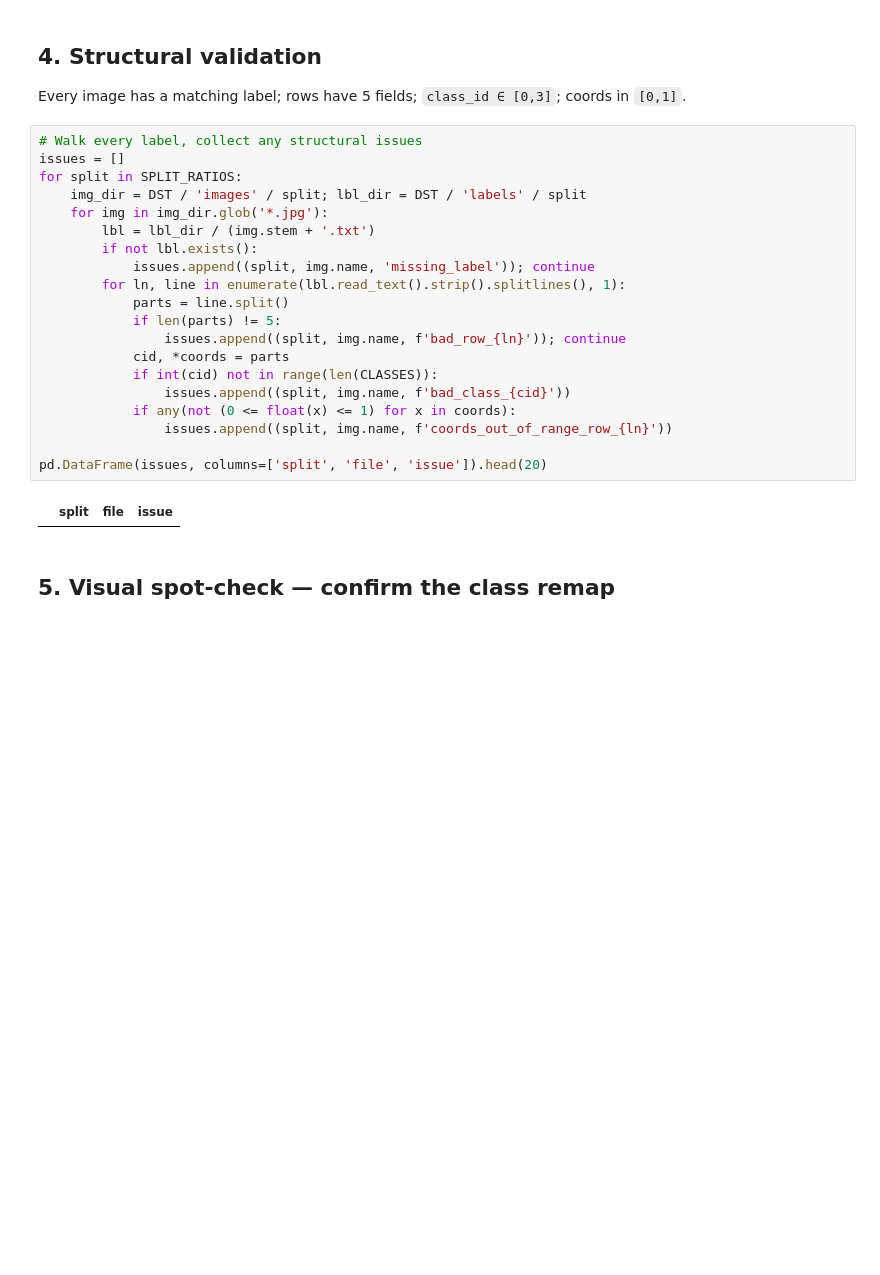
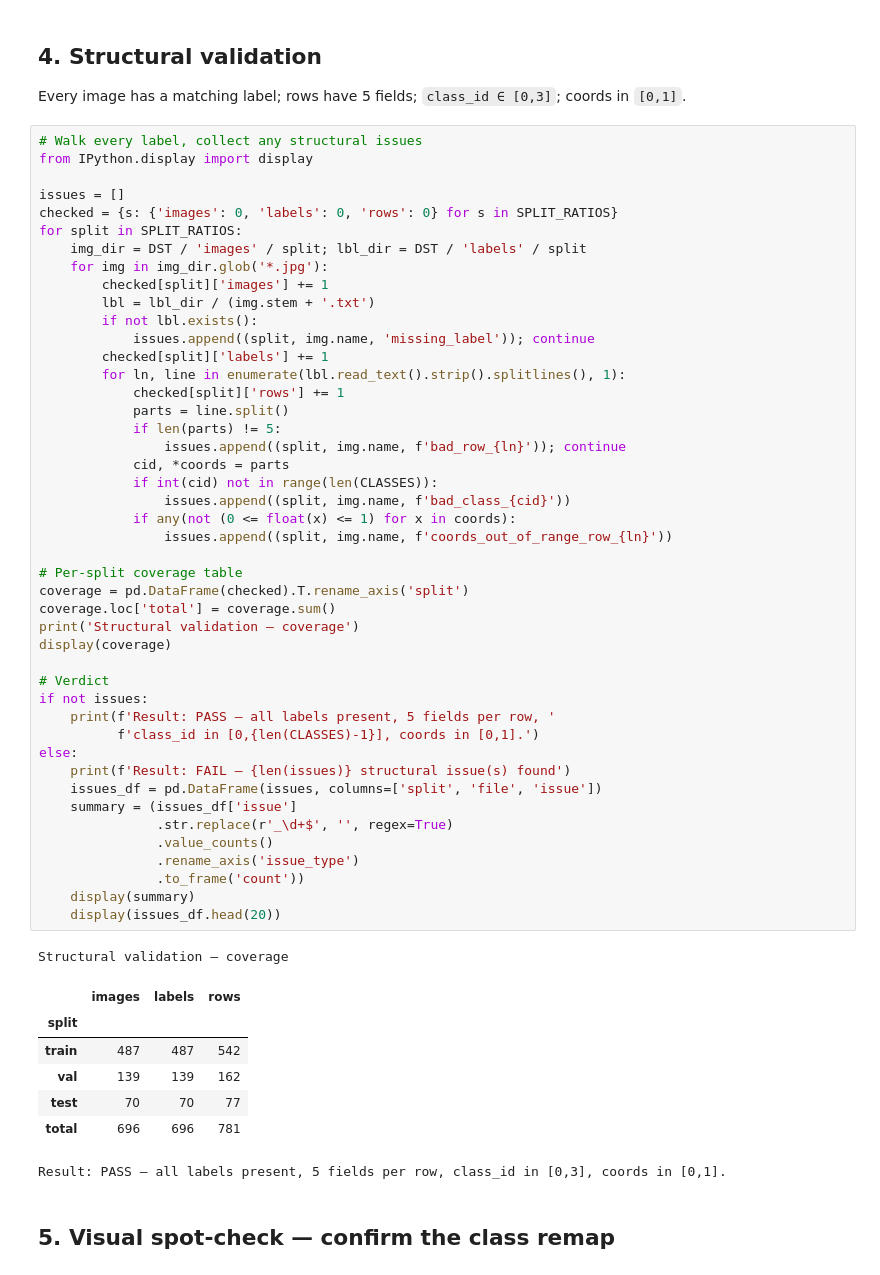
Before and after one commit to thtahamid/ai_cv_project, a Jupyter notebook: notebooks/02_data_annotation.ipynb, the cells around one changed output. Saved outputs shown, nothing was run; the diff lists cells and outputs as text; blank space fills up the shorter version.

```diff
--- a/notebooks/02_data_annotation.ipynb
+++ b/notebooks/02_data_annotation.ipynb
@@ -137,26 +140,58 @@ mf.groupby(['split', 'class']).agg(images=('filename','count'), boxes=('boxes','
 Every image has a matching label; rows have 5 fields; `class_id ∈ [0,3]`; coords in `[0,1]`.
 # %%
 # Walk every label, collect any structural issues
+from IPython.display import display
+
 issues = []
+checked = {s: {'images': 0, 'labels': 0, 'rows': 0} for s in SPLIT_RATIOS}
 for split in SPLIT_RATIOS:
     img_dir = DST / 'images' / split; lbl_dir = DST / 'labels' / split
     for img in img_dir.glob('*.jpg'):
+        checked[split]['images'] += 1
         lbl = lbl_dir / (img.stem + '.txt')
         if not lbl.exists():
             issues.append((split, img.name, 'missing_label')); continue
+        checked[split]['labels'] += 1
         for ln, line in enumerate(lbl.read_text().strip().splitlines(), 1):
+            checked[split]['rows'] += 1
             parts = line.split()
             if len(parts) != 5:
                 issues.append((split, img.name, f'bad_row_{ln}')); continue
             cid, *coords = parts
             if int(cid) not in range(len(CLASSES)):
                 issues.append((split, img.name, f'bad_class_{cid}'))
             if any(not (0 <= float(x) <= 1) for x in coords):
                 issues.append((split, img.name, f'coords_out_of_range_row_{ln}'))
 
-pd.DataFrame(issues, columns=['split', 'file', 'issue']).head(20)
+# Per-split coverage table
+coverage = pd.DataFrame(checked).T.rename_axis('split')
+coverage.loc['total'] = coverage.sum()
+print('Structural validation — coverage')
+display(coverage)
+
+# Verdict
+if not issues:
+    print(f'Result: PASS — all labels present, 5 fields per row, '
+          f'class_id in [0,{len(CLASSES)-1}], coords in [0,1].')
+else:
+    print(f'Result: FAIL — {len(issues)} structural issue(s) found')
+    issues_df = pd.DataFrame(issues, columns=['split', 'file', 'issue'])
+    summary = (issues_df['issue']
+               .str.replace(r'_\d+$', '', regex=True)
+               .value_counts()
+               .rename_axis('issue_type')
+               .to_frame('count'))
+    display(summary)
+    display(issues_df.head(20))
 # %% [output]
+Structural validation — coverage
-|  | split | file | issue |
+|  | images | labels | rows |
+| split |  |  |  |
+| train | 487 | 487 | 542 |
+| val | 139 | 139 | 162 |
+| test | 70 | 70 | 77 |
+| total | 696 | 696 | 781 |
+Result: PASS — all labels present, 5 fields per row, class_id in [0,3], coords in [0,1].
 # %% [markdown]
 ## 5. Visual spot-check — confirm the class remap
 # %%
```
Also changed, not shown: parts of 6 cells of this notebook, 2 other files.
